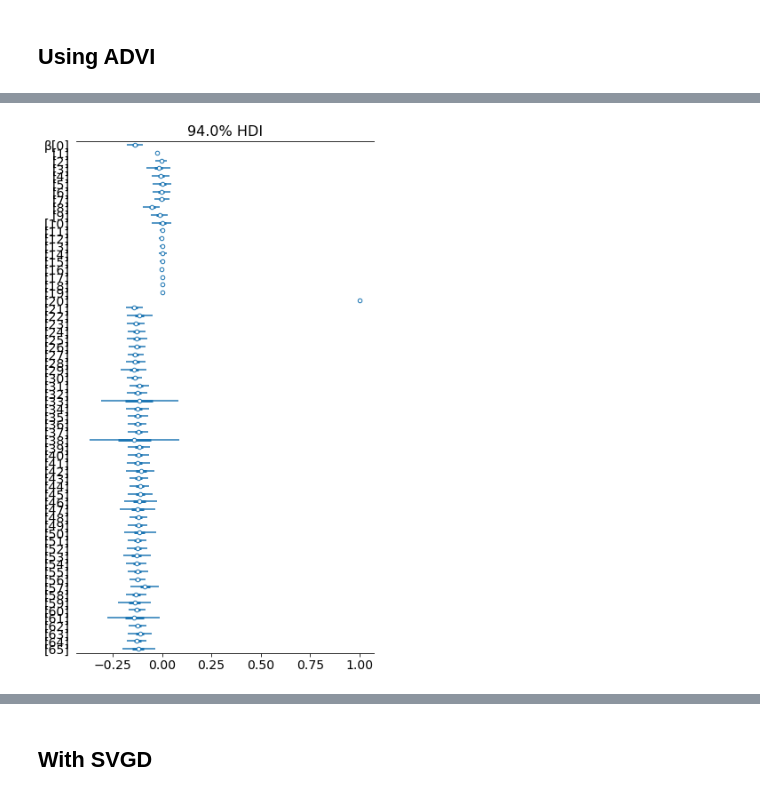
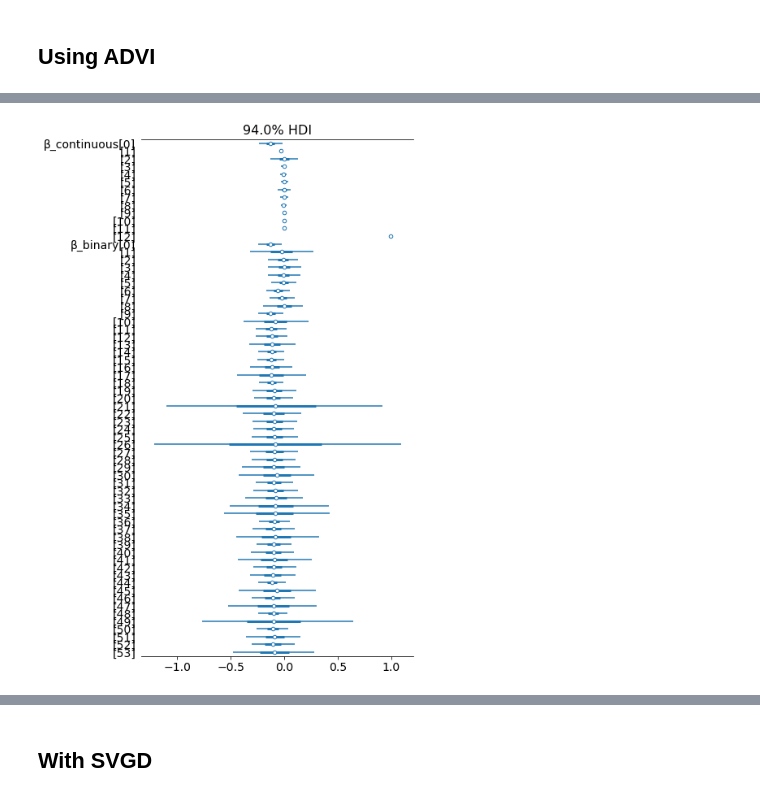
Before and after one commit to willtenpas/DS6040, a Jupyter notebook: Bayes Project.ipynb, the cells around one changed output, grey strips where cells are left out. Saved outputs shown, nothing was run; the diff lists cells and outputs as text; code cells hidden in the pictures.

```diff
--- a/Bayes Project.ipynb
+++ b/Bayes Project.ipynb
@@ -469,11 +488,8 @@ dummies_2.head()
 # %%
-X = dummies_2
-k=X.shape[1]
-n=X.shape[0]
-print(k)
-print(n)
+X_int = dummies_2_int
+k=X_int.shape[1]
+n=X_int.shape[0]
 Ones = np.ones(n).reshape((n,1))
-X = np.concatenate((Ones, X), axis = 1) #this is for the intercept
-print(X.shape)
-print(X)
+X_int = np.concatenate((Ones, X_int), axis = 1) #this is for the intercept
+print(X_int.shape)
 # %% [output]
@@ -489,0 +497,6 @@ print(X)
+# %%
+X_cat = dummies_2_cat
+k_cat = X_cat.shape[1]
+n_cat = X_cat.shape[0]
+Ones_cat = np.ones(n_cat).reshape((n_cat,1))
+X_cat = np.concatenate((Ones_cat, X_cat), axis = 1)
@@ -496,15 +528,17 @@ response = response-response_mean/response_std
 # %%
-import math
 with pm.Model() as grade_model:
-    # Beta coefficients for predictor variables & priors
-    β = pm.StudentT('β', nu=3, mu=0, lam=1, shape=k+1)
+    β_continuous = pm.StudentT('β_continuous', nu=3, mu=0, lam=1, shape=X_int.shape[1])
+    β_binary = pm.Normal('β_binary', mu=0, sigma=1, shape=X_cat.shape[1])
+
+    # Combine beta coefficients
+    β = pm.math.concatenate([β_continuous, β_binary])
 
     # Calculate the linear combination
-    μ = pm.math.dot(X, β)
+    μ = pm.math.dot(X_int, β[:X_int.shape[1]]) + pm.math.dot(X_cat, β[X_int.shape[1]:])
 
-    # Define the likelihood (normal distribution)
-    sigma = pm.HalfNormal('sigma', sigma=1)
-    y_hat = pm.Normal('y_hat', mu=μ, sigma=sigma, observed=response)
+    # Define the likelihood (normal distribution for continuous response)
+    y_obs = pm.Normal('y_obs', mu=μ, sigma=1, observed=response)
+
 
 g = pm.model_to_graphviz(grade_model)
 g.render()
@@ -515,5 +549,5 @@ g.render()
 # %%
 with grade_model:
     # Variational fit with ADVI optimization
-    advi_fit = pm.fit(90000, method='advi', random_seed = 123)
+    advi_fit = pm.fit(100000, method='advi', random_seed = 123)
 # %% [output]
@@ -530,8 +564,8 @@ _ = sns.lineplot(y='ELBO', x='n', data=advi_elbo)
 # %%
 grade_advi_trace = advi_fit.sample(5000)
 with grade_model:
-    az.plot_forest(grade_advi_trace, var_names=['β'])
+    az.plot_forest(grade_advi_trace)
 # %% [output]
-[figure, old version]
+[figure, new version]
 # %%
 az.plot_posterior(
```
Also changed, not shown: parts of 26 cells of this notebook, 3 other files.
